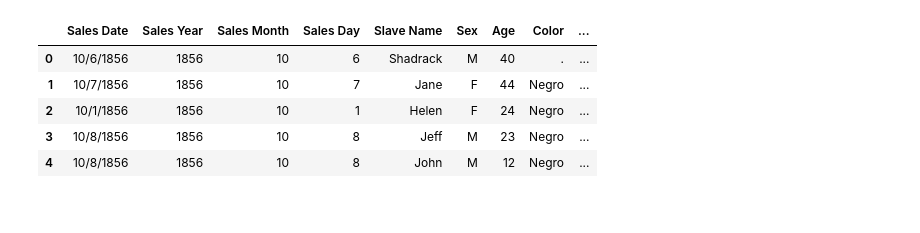
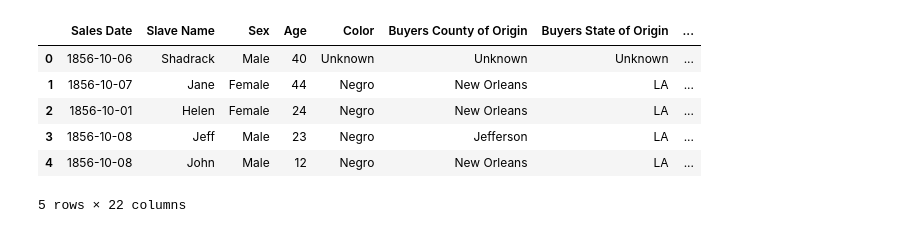
Before and after one commit to annapoliswu/CISC367, a Jupyter notebook: day10corgisIntro/slavery.ipynb, the cells around one changed output. Cells and saved outputs as stored; diff of their text form; code cells hidden in the pictures.

```diff
--- a/day10corgisIntro/slavery.ipynb
+++ b/day10corgisIntro/slavery.ipynb
@@ -30,0 +34,8 @@ df.head()
+# %%
+df = df[ df["DUMMY omission"] == 0 ]
+df = df[df["Discount Rate"].notna()]
+df = df[df["predicted rate"].notna()]
+df = df[df["Price"].notna()]
+df.drop_duplicates()
+df.head()
+#df = df[ df[""].notna()]
@@ -31,48 +50,44 @@ df.head()
 # %%
+#Copying over data to new dataframe
 new_df = df[['Sales Date', 'Slave Name', 'Sex', 'Age', 'Color', 'Buyers County of Origin', 'Buyers State of Origin',
-            'Sellers County of Origin','Sellers State of Origin',
-             'Price', 'Payment Method', 'Number of Total Slaves','Number of Adult Slaves', 'Number of Child Slaves']].copy()
+            'Sellers County of Origin','Sellers State of Origin','Price', 'Payment Method',
+             'Number of Total Slaves','Number of Adult Slaves', 'Number of Child Slaves',
+            'Discount Rate', 'predicted rate', 'Number of Prices']].copy()
 
+#Name reformatting
 
+#If they don't have a last name, usually a company name. Get rid of dot placeholder.
+df.replace({'Sellers Last Name': {'.':''}},inplace=True)
+df.replace({'Buyers Last Name': {'.':''}},inplace=True)
+
+#Concatenate first and last names
 new_df['Buyers Full Name'] = df['Buyers First Name'] + ' ' + df['Buyers Last Name']
 new_df['Sellers Full Name'] = df['Sellers First Name'] + ' ' + df['Sellers Last Name']
 
+
+#Change time to datetime format for easy sorting, separate times
 dti = pd.DatetimeIndex(df['Sales Date'])
+new_df['Sales Date'] = dti
 new_df['Sales Year'] = dti.year
 new_df['Sales Month'] = dti.month
 new_df['Sales Day'] = dti.day
 
-#new_df = new_df.drop(['Buyers First Name','Buyers Last Name'], 1)
+#Replace all dot placeholders and NaNs with 'Unknown'
+new_df.replace('.','Unknown',inplace=True)
+new_df.replace(np.nan ,'Unknown',inplace=True )
 
+#Fully written out gender
+new_df.replace({'Sex': {'M' :'Male', 'F' : 'Female'} },inplace=True )
 
-columnsTitles = ['Sales Date',
-                 'Sales Year',
-                 'Sales Month',
-                 'Sales Day',
-                 'Slave Name',
-                 'Sex',
-                 'Age',
-                 'Color',
-                 'Buyers Full Name',
-                 'Buyers County of Origin',
-                 'Buyers State of Origin',
-                 'Sellers Full Name',
-                 'Sellers County of Origin',
-                 'Sellers State of Origin',
-                 'Price',
-                 'Payment Method',
-                 'Number of Total Slaves',
-                 'Number of Adult Slaves',
-                 'Number of Child Slaves']
-
-new_df = new_df.reindex(columns=columnsTitles)
+#Rounding since some of these floats are really long
+new_df = new_df.round({'Discount Rate': 8, 'predicted rate': 8})
 
 new_df.head()
-#new_df[new_df['Slave Name'] == 'Mary Ann']
 # %% [output]
-|  | Sales Date | Sales Year | Sales Month | Sales Day | Slave Name | Sex | Age | Color | ... |
-| 0 | 10/6/1856 | 1856 | 10 | 6 | Shadrack | M | 40 | . | ... |
-| 1 | 10/7/1856 | 1856 | 10 | 7 | Jane | F | 44 | Negro | ... |
-| 2 | 10/1/1856 | 1856 | 10 | 1 | Helen | F | 24 | Negro | ... |
-| 3 | 10/8/1856 | 1856 | 10 | 8 | Jeff | M | 23 | Negro | ... |
-| 4 | 10/8/1856 | 1856 | 10 | 8 | John | M | 12 | Negro | ... |
+|  | Sales Date | Slave Name | Sex | Age | Color | Buyers County of Origin | Buyers State of Origin | ... |
+| 0 | 1856-10-06 | Shadrack | Male | 40 | Unknown | Unknown | Unknown | ... |
+| 1 | 1856-10-07 | Jane | Female | 44 | Negro | New Orleans | LA | ... |
+| 2 | 1856-10-01 | Helen | Female | 24 | Negro | New Orleans | LA | ... |
+| 3 | 1856-10-08 | Jeff | Male | 23 | Negro | Jefferson | LA | ... |
+| 4 | 1856-10-08 | John | Male | 12 | Negro | New Orleans | LA | ... |
+5 rows × 22 columns
```
Also changed, not shown: parts of 9 cells of this notebook, 4 other files.
